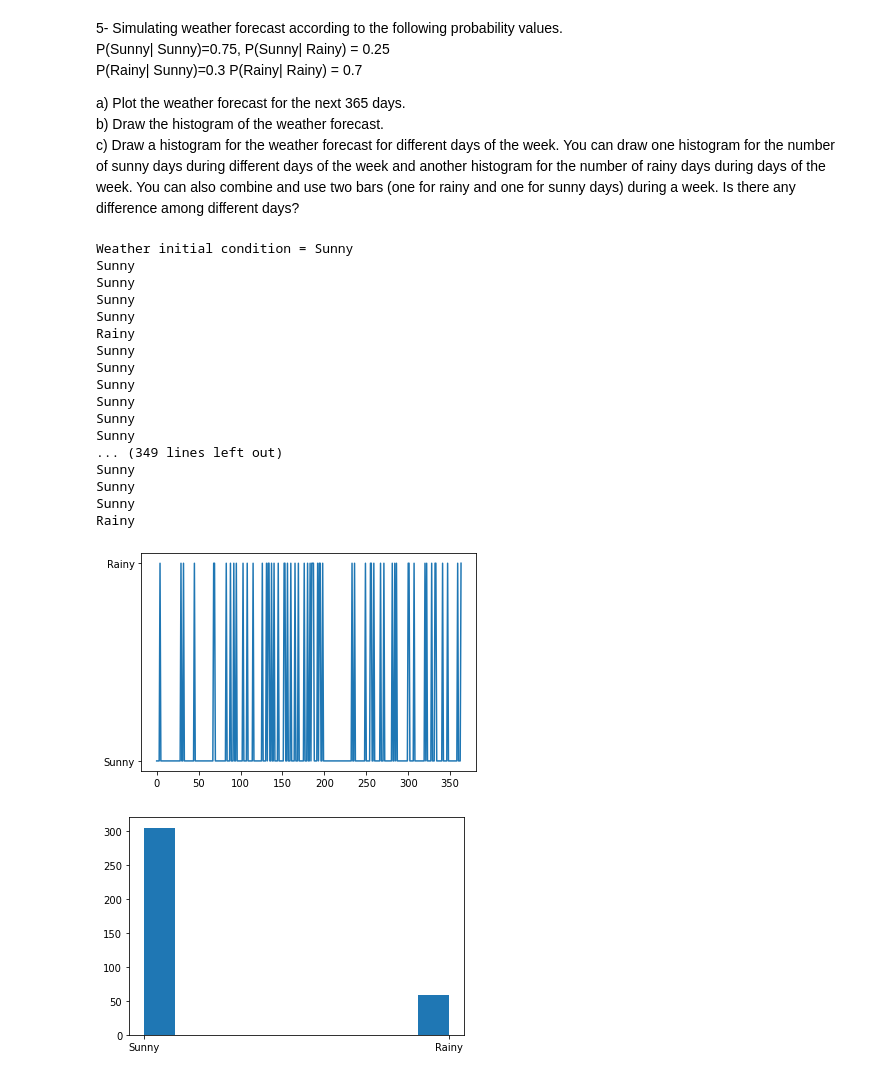
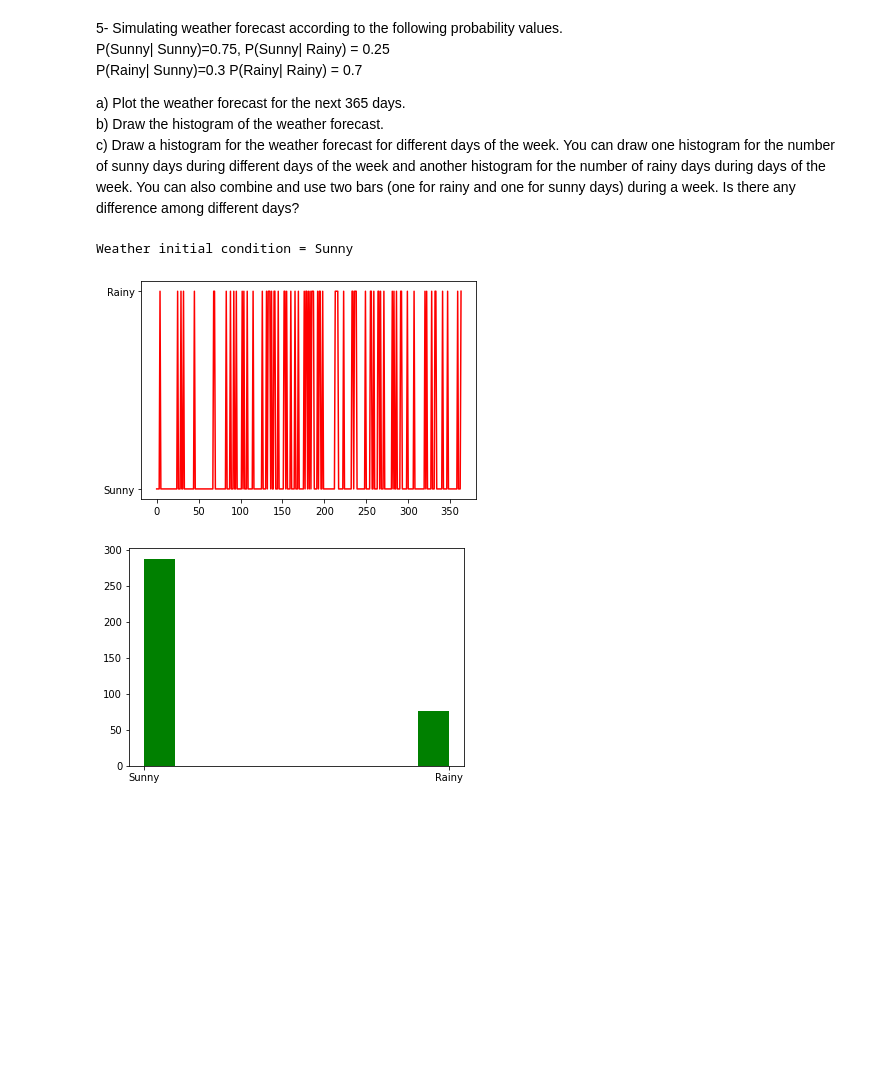
Before and after one commit to twyunting/CSC-632_Intro-to-Simulation-and-Modeling, a Jupyter notebook: homeworks/hw2/CSC-632 HW2_Coding_Yunting Chiu.ipynb, the cells around one changed output. Saved outputs shown, nothing was run; the diff lists cells and outputs as text; code cells hidden in the pictures; blank space fills up the shorter version.

```diff
--- a/homeworks/hw2/CSC-632 HW2_Coding_Yunting Chiu.ipynb
+++ b/homeworks/hw2/CSC-632 HW2_Coding_Yunting Chiu.ipynb
@@ -365,66 +356,50 @@ c) Draw a histogram for the weather forecast for different days of the week. You
 import numpy as np
 import matplotlib.pyplot as plt
 
 np.random.seed(3)
 StatesData = ["Sunny","Rainy"] # possible wether conditions
 
-TransitionStates = [["SuSu","SuRa"],["RaRa","RaSu"]] # transitions matrix
-TransitionMatrix = [[0.80,0.20],[0.25,0.75]] # The transition matrix returns the conditional probabilities P (A | B)
+TransitionStates = [["SuSu","SuRa"],["RaRa","RaSu"]] # transitions matrix: "SuSu" means the first day is sunny and the second day is sunny day too
+TransitionMatrix = [[0.75, 0.25], [0.3, 0.7]] # The transition matrix returns the conditional probabilities P (A | B)
+# P (A | B) = probability of event A given B has occoured
 
+WeatherForecasting = [] # create a list to store each result
+NumDays = 365 # 365 days
+TodayPrediction = StatesData[0] # default is a sunny day
 
-WeatherForecasting = []
-NumDays = 365
-TodayPrediction = StatesData[0]
-
-print("Weather initial condition =",TodayPrediction)
+print("Weather initial condition =", TodayPrediction)
 
 
 for i in range(1, NumDays):
 
     if TodayPrediction == "Sunny":
-        TransCondition = np.random.choice(TransitionStates[0],replace=True,p=TransitionMatrix[0])
+        TransCondition = np.random.choice(TransitionStates[0], replace=True, p = TransitionMatrix[0]) # random.choice = "SuSu" or "SuRa"
+        # p = The probabilities associated with each entry in ["SuSu","SuRa"]. If not given the sample assumes a uniform distribution over all entries in TransitionMatrix[0].
         if TransCondition == "SuSu":
             pass
         else:
             TodayPrediction = "Rainy"
-
-
-
     elif TodayPrediction == "Rainy":
-        TransCondition = np.random.choice(TransitionStates[1],replace=True,p=TransitionMatrix[1])
+        TransCondition = np.random.choice(TransitionStates[1], replace=True, p = TransitionMatrix[1])
         if TransCondition == "RaRa":
             pass
         else:
             TodayPrediction = "Sunny"
 
+    WeatherForecasting.append(TodayPrediction) # save the final result
+    # print(TodayPrediction)
 
-    WeatherForecasting.append(TodayPrediction)
-    print(TodayPrediction)
-
-
-plt.plot(WeatherForecasting)
+# predict the weather forecast for the next 365 days in plot
+plt.plot(WeatherForecasting, color = "red")
 plt.show()
 
+# Draw the histogram of the weather forecast
 plt.figure()
-plt.hist(WeatherForecasting)
+plt.hist(WeatherForecasting, color = "green")
 plt.show()
+
+# Draw a histogram for the weather forecast for different days of the week
 # %% [output]
 Weather initial condition = Sunny
-Sunny
-Sunny
-Sunny
-Sunny
-Rainy
-Sunny
-Sunny
-Sunny
-Sunny
-Sunny
-Sunny
-... (349 lines left out)
-Sunny
-Sunny
-Sunny
-Rainy
-[figure, old version]
+[figure, new version]
-[figure, old version]
+[figure, new version]
```
Also changed, not shown: parts of 12 cells of this notebook.
